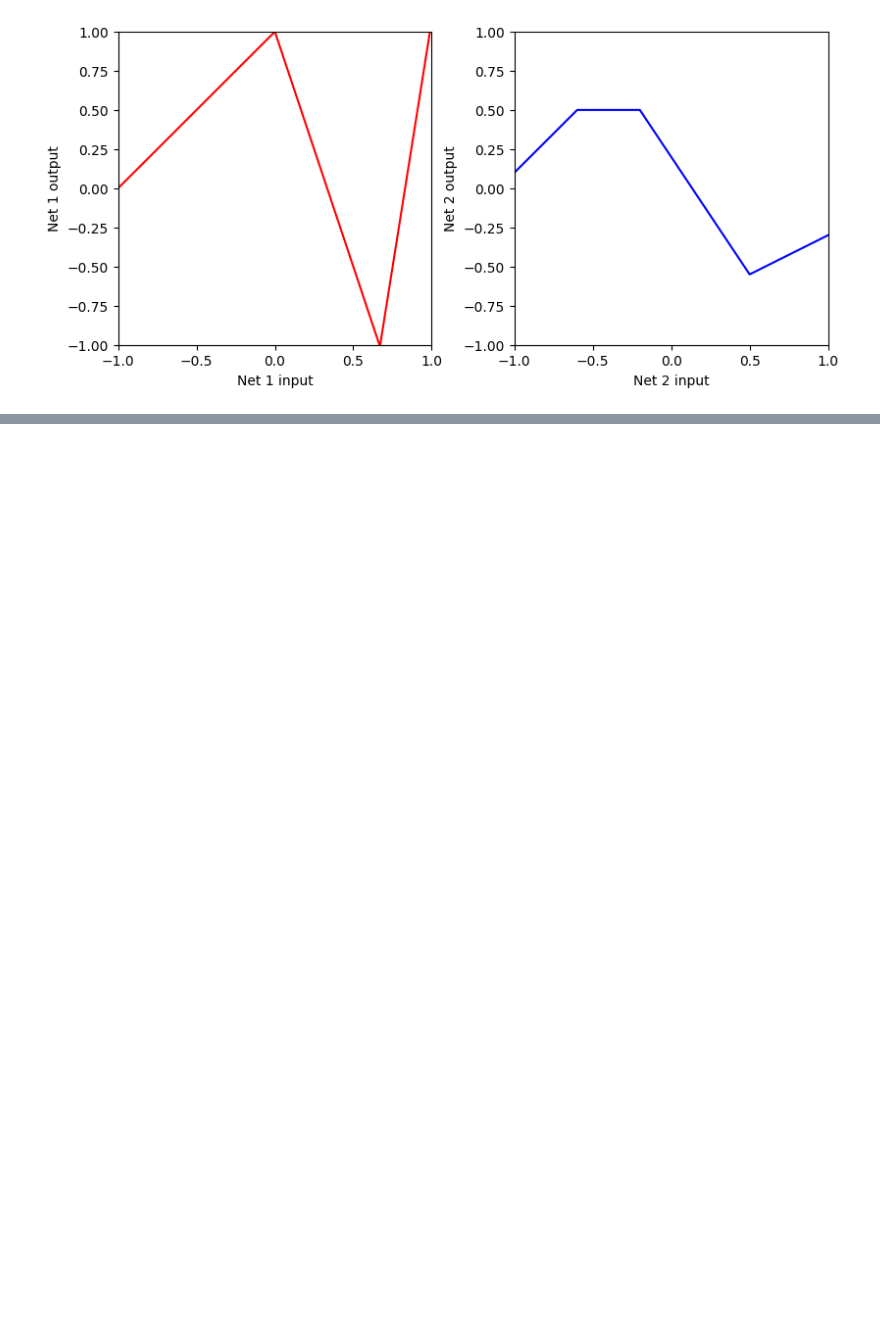
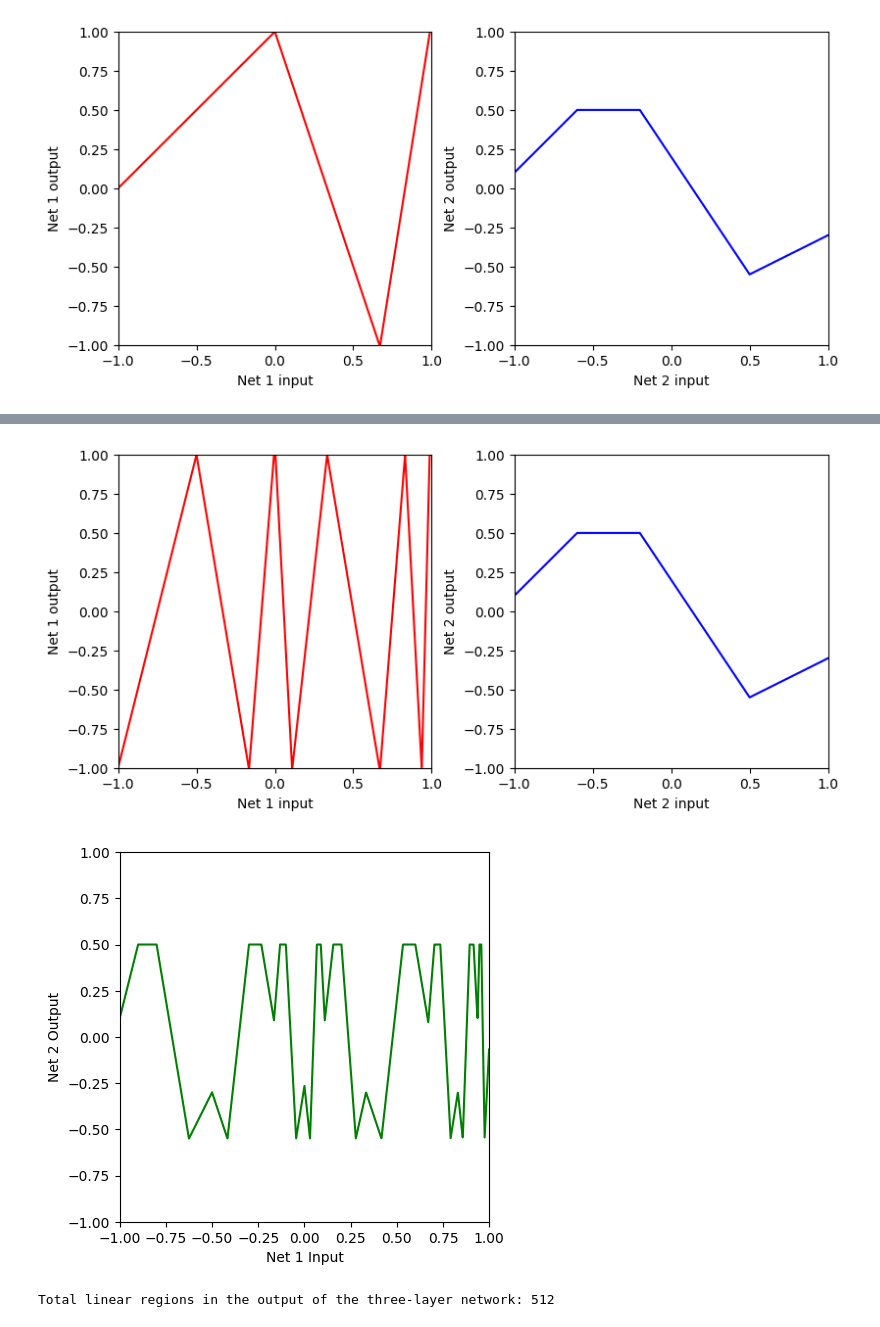
Before and after one commit to 1234LUCY/lucy, a Jupyter notebook: Notebooks/Chap04/4_1_Composing_Networks.ipynb, the cells around one changed output, grey strips where cells are left out. Saved outputs shown, nothing was run; the diff lists cells and outputs as text; code cells hidden in the pictures; blank space fills up the shorter version.

```diff
--- a/Notebooks/Chap04/4_1_Composing_Networks.ipynb
+++ b/Notebooks/Chap04/4_1_Composing_Networks.ipynb
@@ -158,11 +166,28 @@ plot_neural_two_components(x, net1_out, net2_out_new, net12_out)
 # %%
 # TODO
 # Contemplate what you think will happen when we feed the
 # output of the original first network into a second copy of the original first network, and then
 # the output of that into the original second network (so now we have a three layer network)
 # How many total linear regions will we have in the output?
 net123_out = shallow_1_1_3(net12_out, ReLU, n2_phi_0, n2_phi_1, n2_phi_2, n2_phi_3, n2_theta_10, n2_theta_11, n2_theta_20, n2_theta_21, n2_theta_30, n2_theta_31)
 plot_neural_two_components(x, net12_out, net2_out, net123_out)
+# Function to calculate linear regions
+def calculate_linear_regions(num_hidden_units, num_layers=1):
+    # Formula: linear regions = 2^(num_hidden_units * num_layers)
+    return 2 ** (num_hidden_units * num_layers)
+
+# For your case:
+num_hidden_units = 3  # 3 hidden units in each layer
+num_layers = 3        # 3 layers (first network, second network, and composed network)
+
+# Calculate linear regions for 3 layers
+linear_regions = calculate_linear_regions(num_hidden_units, num_layers)
+
+print(f"Total linear regions in the output of the three-layer network: {linear_regions}")
+# %% [output]
+[figure, added]
+[figure, added]
+Total linear regions in the output of the three-layer network: 512
 # %%
 # TODO
 # How many linear regions would there be if we ran N copies of the first network, feeding the result of the first
```
Also changed, not shown: parts of 4 cells of this notebook.
